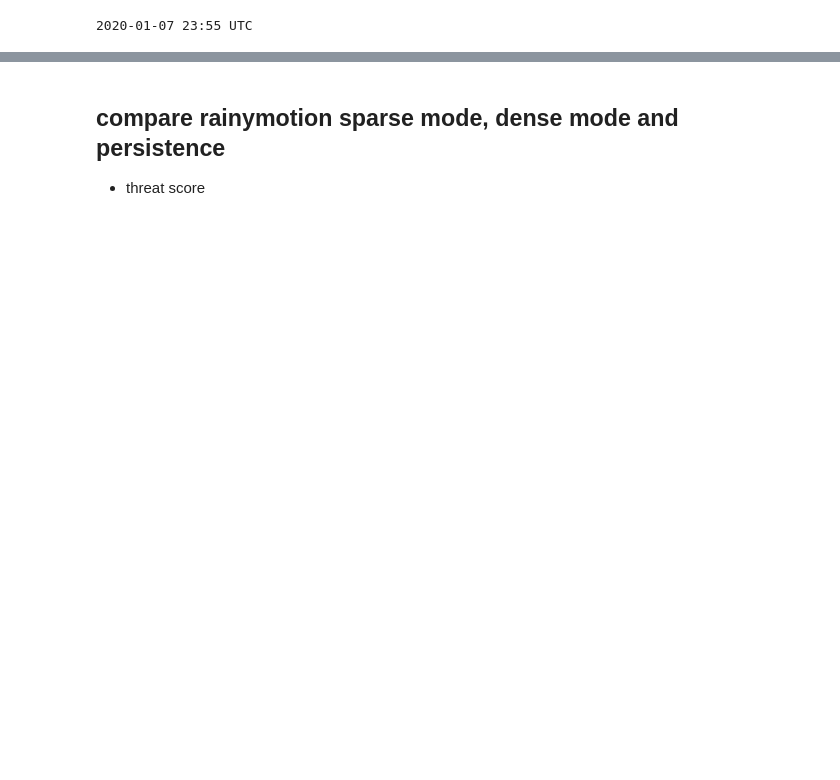
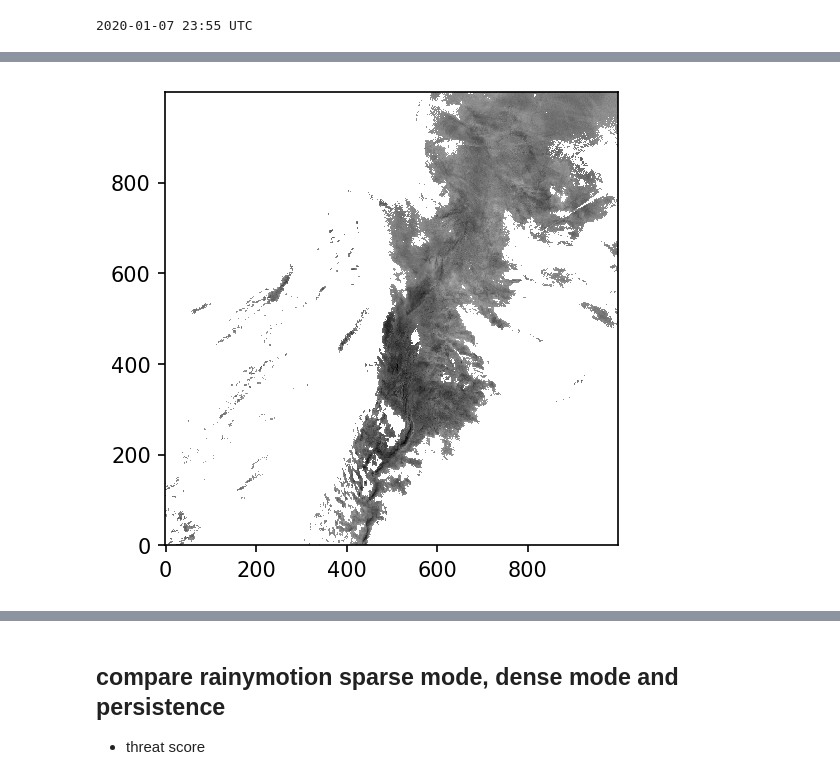
Before and after one commit to Yuchaowni/rainymotion, a Jupyter notebook: docs/notebooks/test_JMA_radar-2020.1.7.ipynb, the cells around one changed output, grey strips where cells are left out. Cells and saved outputs as stored; diff of their text form; code cells hidden in the pictures; blank space fills up the shorter version.

```diff
--- a/docs/notebooks/test_JMA_radar-2020.1.7.ipynb
+++ b/docs/notebooks/test_JMA_radar-2020.1.7.ipynb
@@ -58,2 +75,8 @@ print(date_string)
+# %%
+plt.figure(dpi=150)
+plt.imshow(np.log(rain_filled.astype('float32') + 0.01), cmap = "gray_r",origin = "lower")
+plt.show()
+# %% [output]
+[figure, added]
 # %%
 plt.figure(dpi=100)
```
Also changed, not shown: parts of 14 cells of this notebook, 15 other files.
